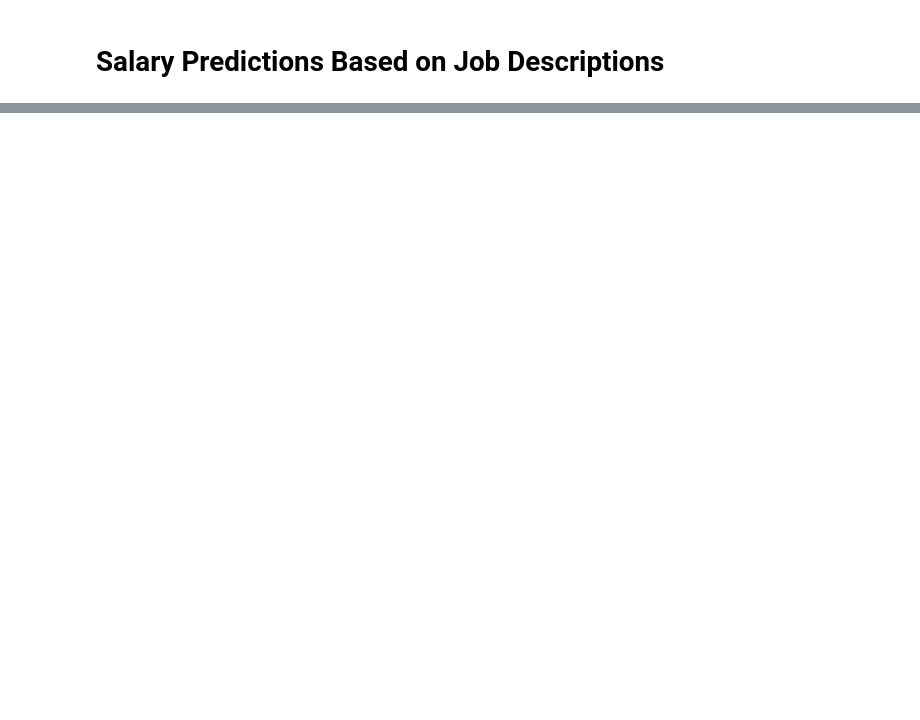
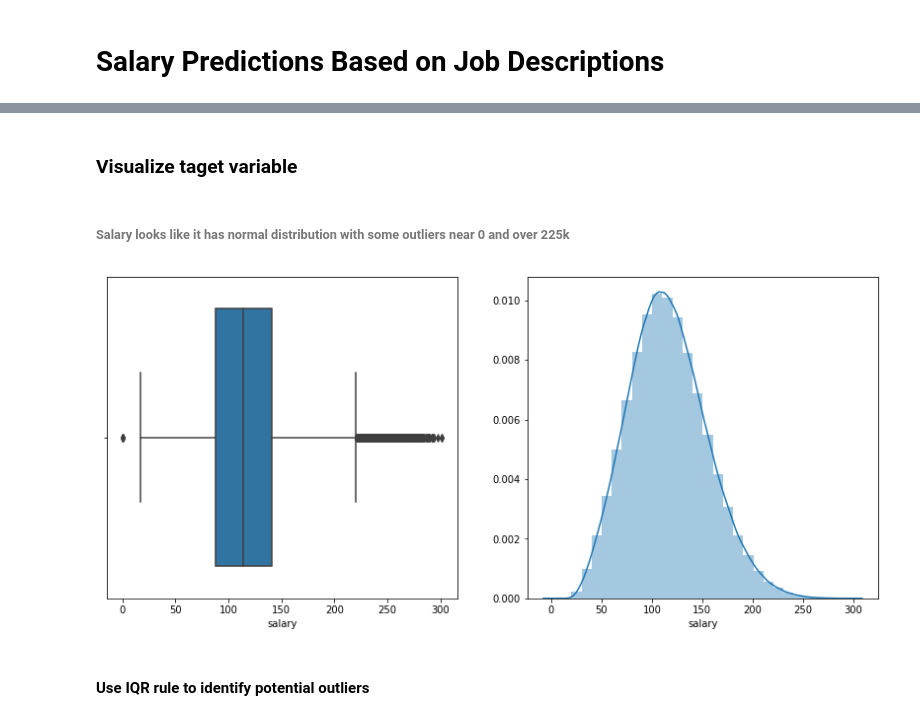
Before and after one commit to Niroop93/salaryprediction, a Jupyter notebook: Salary Prediction Project.ipynb, the cells around one changed output, grey strips where cells are left out. Drawn from its saved outputs; the diff is of its cells as text; code cells hidden in the pictures; blank space fills up the shorter version.

Commit message:
Performed Exploratory data analysis

```diff
--- a/Salary Prediction Project.ipynb
+++ b/Salary Prediction Project.ipynb
@@ -90,0 +22,5 @@ We'll skip this step since we don't have the outcomes for the test data
+# %%
+#load the data into a Pandas dataframe
+train_features_df = pd.read_csv('Data/train_features.csv')
+train_salaries_df = pd.read_csv('Data/train_salaries.csv')
+test_features_df = pd.read_csv('Data/test_features.csv')
@@ -90,0 +175,3 @@ We'll skip this step since we don't have the outcomes for the test data
+# %%
+#Merge features and salary on jobId
+train_df = pd.merge(train_features_df, train_salaries_df, on='jobId')
@@ -90,0 +213,15 @@ We'll skip this step since we don't have the outcomes for the test data
+# %% [markdown]
+### Visualize taget variable
+# %% [markdown]
+###### Salary looks like it has normal distribution with some outliers near 0 and over 225k
+# %%
+plt.figure(figsize=(14, 6))
+plt.subplot(1,2,1)
+sns.boxplot(train_df.salary)
+plt.subplot(1,2,2)
+sns.distplot(train_df.salary, bins= 30)
+plt.show()
+# %% [output]
+[figure, added]
+# %% [markdown]
+#### Use IQR rule to identify potential outliers
```
Also changed, not shown: parts of 88 cells of this notebook.
